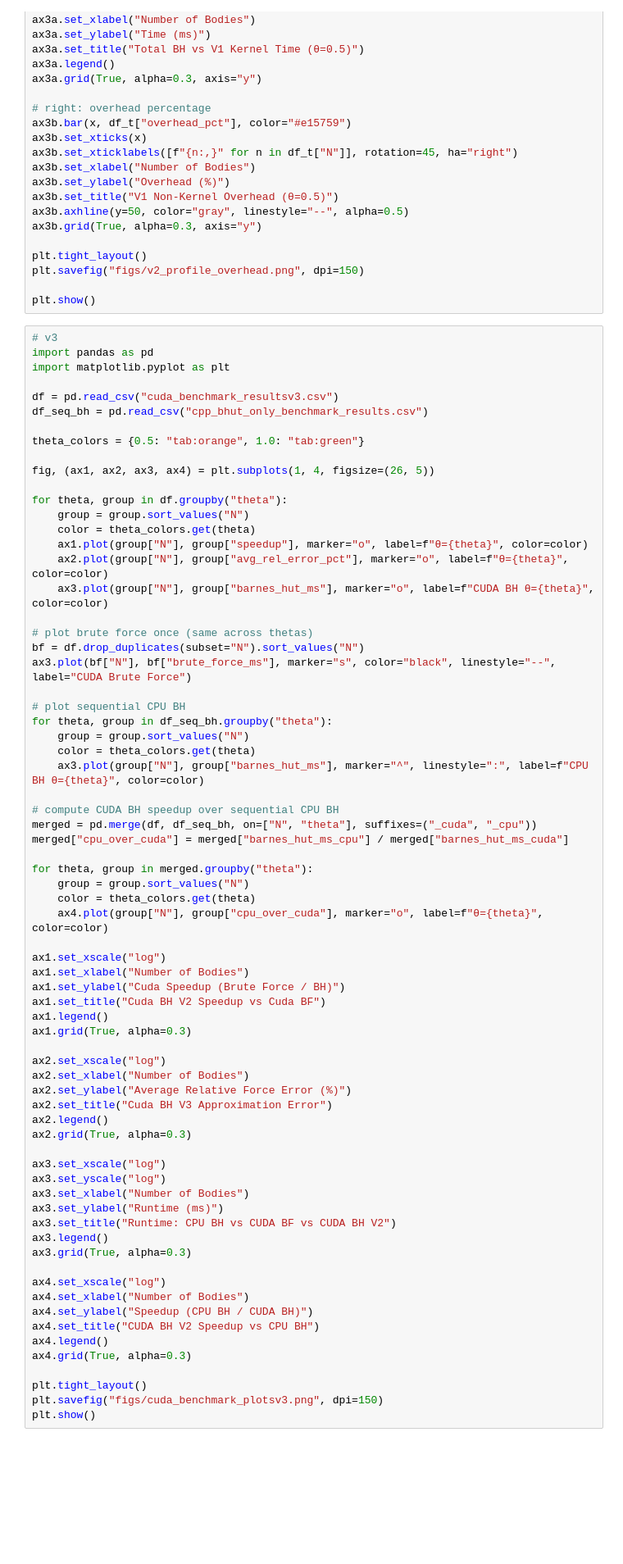
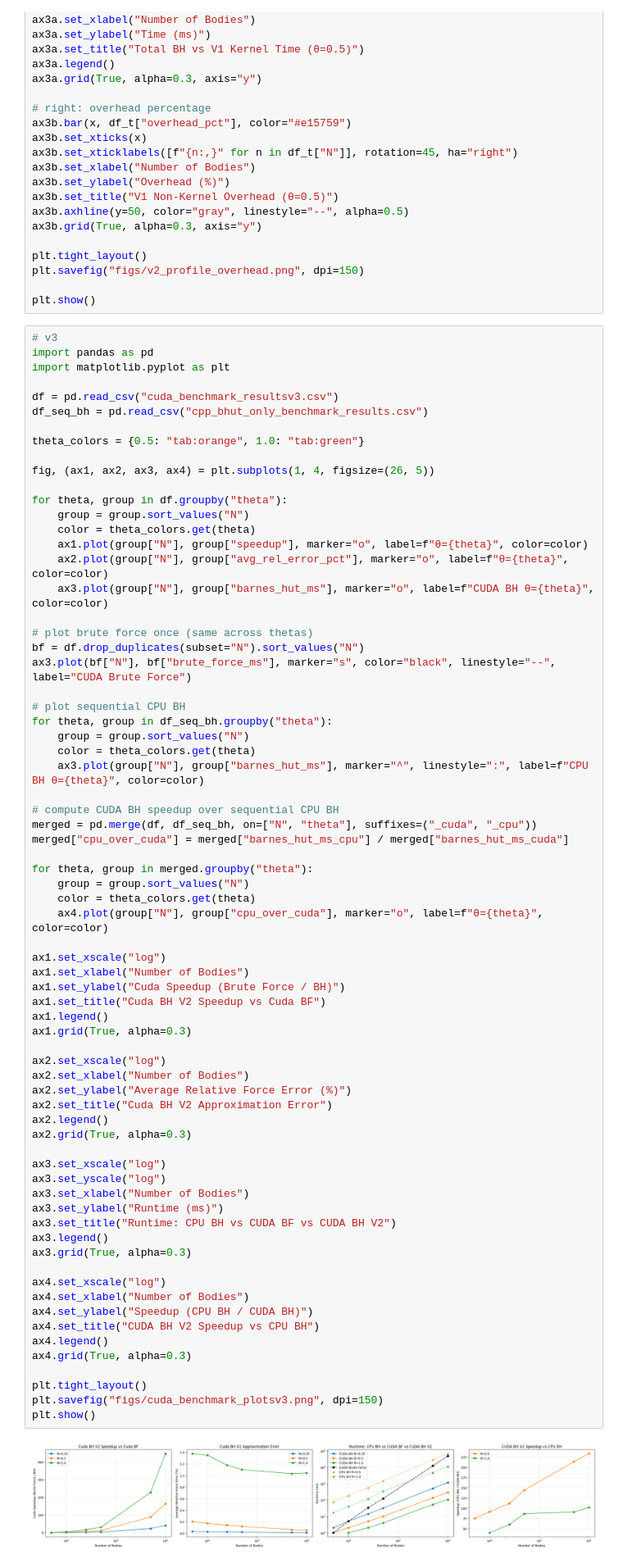
Before and after one commit to Andrew-Koulogeorge/barnes-hut, a Jupyter notebook: results/analysis.ipynb, the cells around one changed output. Shown at 82% size. Drawn from its saved outputs; the diff is of its cells as text; blank space fills up the shorter version.

```diff
--- a/results/analysis.ipynb
+++ b/results/analysis.ipynb
@@ -719,34 +719,36 @@ ax1.set_xscale("log")
 ax1.set_xlabel("Number of Bodies")
 ax1.set_ylabel("Cuda Speedup (Brute Force / BH)")
 ax1.set_title("Cuda BH V2 Speedup vs Cuda BF")
 ax1.legend()
 ax1.grid(True, alpha=0.3)
 
 ax2.set_xscale("log")
 ax2.set_xlabel("Number of Bodies")
 ax2.set_ylabel("Average Relative Force Error (%)")
-ax2.set_title("Cuda BH V3 Approximation Error")
+ax2.set_title("Cuda BH V2 Approximation Error")
 ax2.legend()
 ax2.grid(True, alpha=0.3)
 
 ax3.set_xscale("log")
 ax3.set_yscale("log")
 ax3.set_xlabel("Number of Bodies")
 ax3.set_ylabel("Runtime (ms)")
 ax3.set_title("Runtime: CPU BH vs CUDA BF vs CUDA BH V2")
 ax3.legend()
 ax3.grid(True, alpha=0.3)
 
 ax4.set_xscale("log")
 ax4.set_xlabel("Number of Bodies")
 ax4.set_ylabel("Speedup (CPU BH / CUDA BH)")
 ax4.set_title("CUDA BH V2 Speedup vs CPU BH")
 ax4.legend()
 ax4.grid(True, alpha=0.3)
 
 plt.tight_layout()
 plt.savefig("figs/cuda_benchmark_plotsv3.png", dpi=150)
 plt.show()
+# %% [output]
+[figure, added]
 # %%
 import pandas as pd
 import matplotlib.pyplot as plt
```
Also changed, not shown: parts of 1 cell of this notebook, 1 other file.
